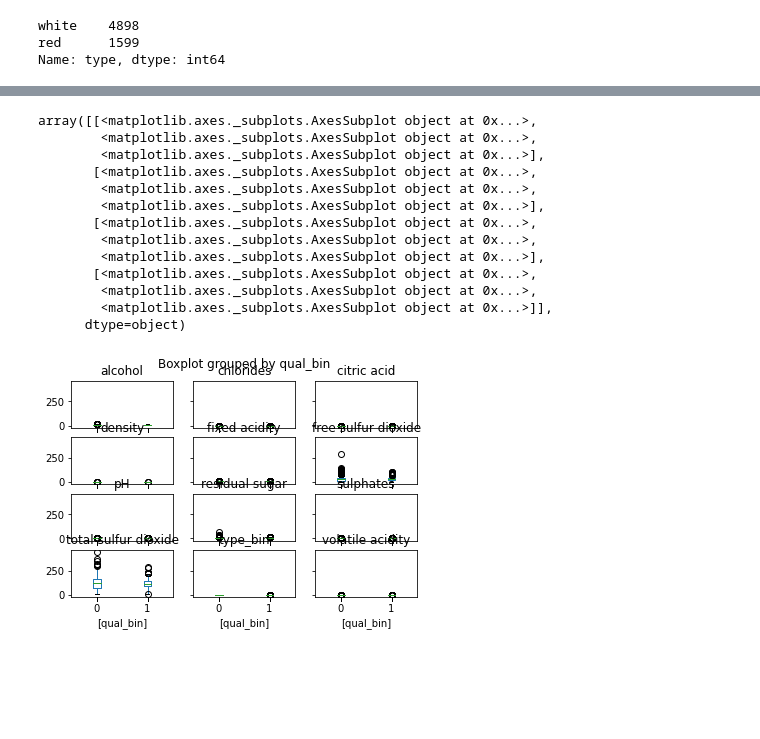
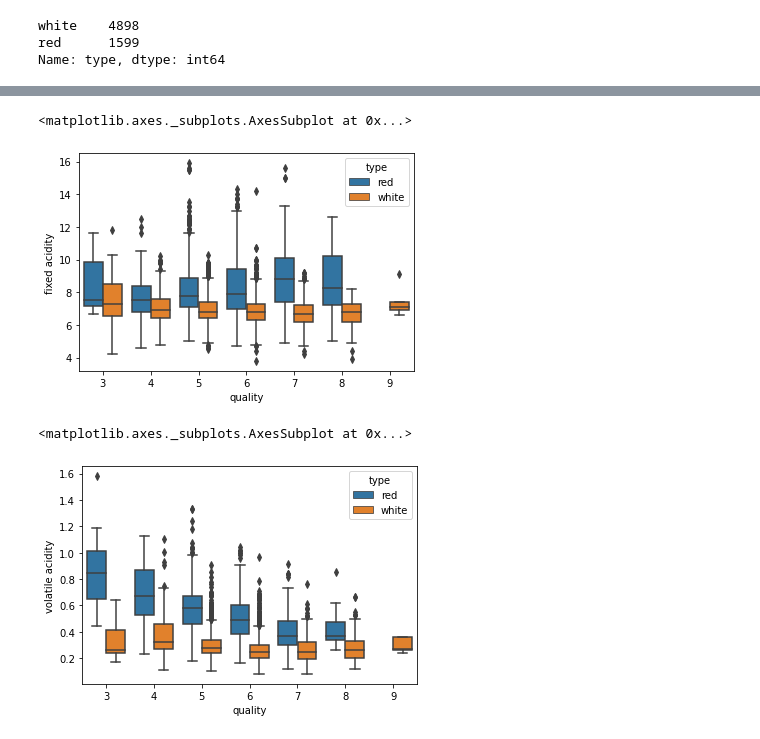
Before and after one commit to delwester/Springboard, a Jupyter notebook: Capstone2/Capstone_2_EDA.ipynb, the cells around one changed output, grey strips where cells are left out. Saved outputs shown, nothing was run; the diff lists cells and outputs as text; code cells hidden in the pictures; blank space fills up the shorter version.

```diff
--- a/Capstone2/Capstone_2_EDA.ipynb
+++ b/Capstone2/Capstone_2_EDA.ipynb
@@ -98,18 +100,3 @@ df["type"].value_counts()
 white    4898
 red      1599
 Name: type, dtype: int64
-# %%
-# split quality into hi/lo >=7
-conditions = [df['quality'] >= 7, df['quality'] < 7,]
-outputs = ['1', '0']
-df['qual_bin'] = pd.to_numeric(np.select(conditions, outputs))
-
-# change type from red/white to 1/0
-conditions = [df['type'] == 'red', df['type'] == 'white',]
-outputs = ['1', '0']
-df['type_bin'] = pd.to_numeric(np.select(conditions, outputs))
-
-#drop type and quality columns
-df = df.drop(df[['type', 'quality']], axis = 1)
-
-df.info()
@@ -137,18 +103,11 @@ memory usage: 660.0 KB
-# %%
-#boxplots quality vs target
-df.boxplot(by ='qual_bin', grid = False)
-# %% [output]
-array([[<matplotlib.axes._subplots.AxesSubplot object at 0x...>,
-        <matplotlib.axes._subplots.AxesSubplot object at 0x...>,
-        <matplotlib.axes._subplots.AxesSubplot object at 0x...>],
-       [<matplotlib.axes._subplots.AxesSubplot object at 0x...>,
-        <matplotlib.axes._subplots.AxesSubplot object at 0x...>,
-        <matplotlib.axes._subplots.AxesSubplot object at 0x...>],
-       [<matplotlib.axes._subplots.AxesSubplot object at 0x...>,
-        <matplotlib.axes._subplots.AxesSubplot object at 0x...>,
-        <matplotlib.axes._subplots.AxesSubplot object at 0x...>],
-       [<matplotlib.axes._subplots.AxesSubplot object at 0x...>,
-        <matplotlib.axes._subplots.AxesSubplot object at 0x...>,
-        <matplotlib.axes._subplots.AxesSubplot object at 0x...>]],
-      dtype=object)
-[figure, removed]
+# %%
+#boxplots quality vs target
+sns.boxplot(y='fixed acidity', x='quality', data=df, hue='type')
+# %% [output]
+<matplotlib.axes._subplots.AxesSubplot at 0x...>
+[figure, added]
+# %%
+sns.boxplot(y='volatile acidity', x='quality', data=df, hue='type')
+# %% [output]
+<matplotlib.axes._subplots.AxesSubplot at 0x...>
+[figure, added]
```
Also changed, not shown: parts of 13 cells of this notebook.
